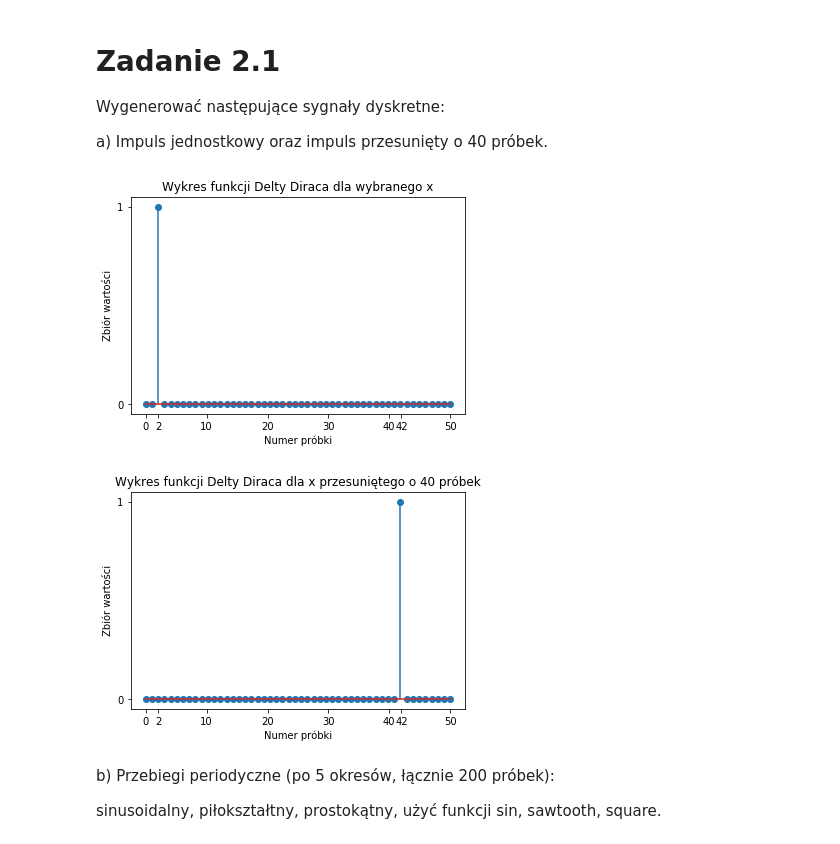
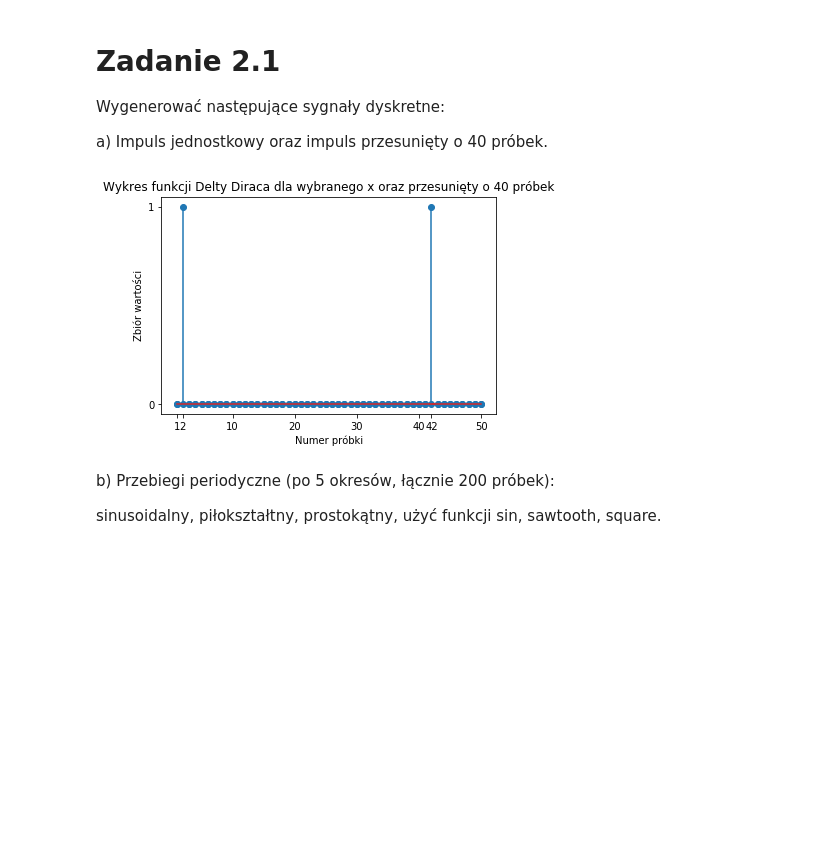
Before and after one commit to WojciechMojsiejuk/PB_INF_SEM_3, a Jupyter notebook: PrzetwarzanieSygnalow/Ćwiczenie2.ipynb, the cells around one changed output. Saved outputs shown, nothing was run; the diff lists cells and outputs as text; code cells hidden in the pictures; blank space fills up the shorter version.

```diff
--- a/PrzetwarzanieSygnalow/Ćwiczenie2.ipynb
+++ b/PrzetwarzanieSygnalow/Ćwiczenie2.ipynb
@@ -6,27 +6,20 @@ a) Impuls jednostkowy oraz impuls przesunięty o 40 próbek.
 # %%
 import matplotlib.pyplot as plt
 import numpy as np
 from scipy import signal
-x=np.linspace(0,50,50)
-y=signal.unit_impulse(50,2)
-plt.title("Wykres funkcji Delty Diraca dla wybranego x")
+x=np.linspace(1,50,50)
+y=signal.unit_impulse(50,1)
+plt.title("Wykres funkcji Delty Diraca dla wybranego x oraz przesunięty o 40 próbek")
 plt.xlabel("Numer próbki")
 plt.ylabel("Zbiór wartości")
 plt.stem(x,y)
-plt.xticks((0,2,10,20,30,40,42,50))
+plt.xticks((1,2,10,20,30,40,42,50))
 plt.yticks((0,1))
-plt.show()
 y2=signal.unit_impulse(50,41)
 plt.stem(x,y2)
-plt.title("Wykres funkcji Delty Diraca dla x przesuniętego o 40 próbek")
-plt.xlabel("Numer próbki")
-plt.ylabel("Zbiór wartości")
-plt.xticks((0,2,10,20,30,40,42,50))
-plt.yticks((0,1))
 plt.show()
 # %% [output]
-[figure, old version]
+[figure, new version]
-[figure, removed]
 # %% [markdown]
 b) Przebiegi periodyczne (po 5 okresów, łącznie 200 próbek):
 
```
Also changed, not shown: parts of 11 cells of this notebook, 3 other files.
